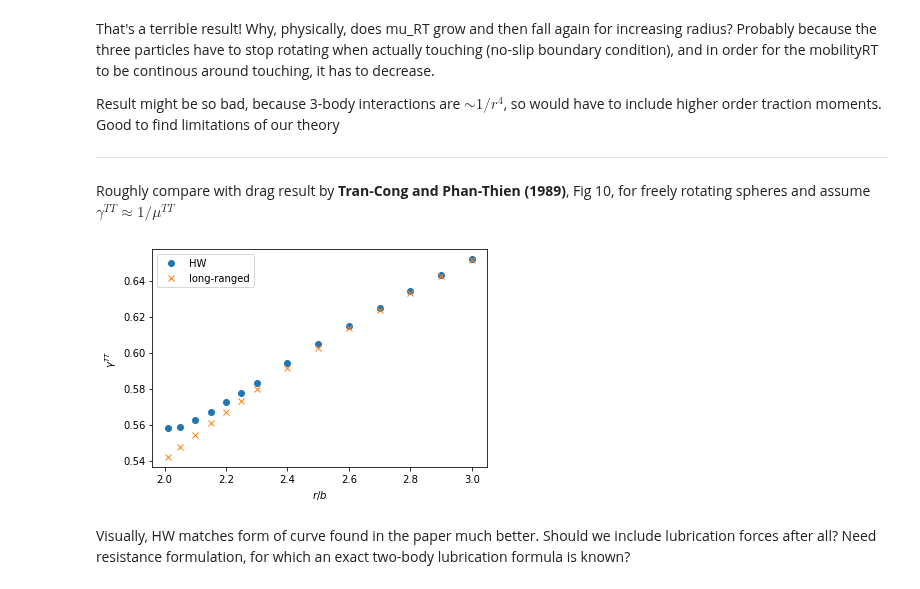
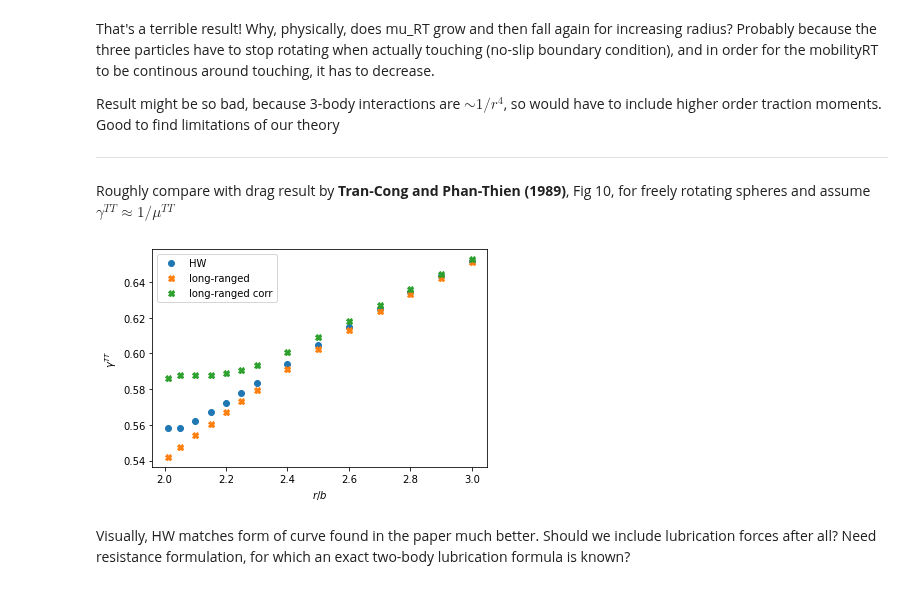
Before and after one commit to rajeshrinet/pystokes, a Jupyter notebook: examples/test-gt/3particles.ipynb, the cells around one changed output. Cells and saved outputs as stored; diff of their text form; code cells hidden in the pictures.

```diff
--- a/examples/test-gt/3particles.ipynb
+++ b/examples/test-gt/3particles.ipynb
@@ -734,13 +867,14 @@ Result might be so bad, because 3-body interactions are $\sim 1/r^4$, so would h
 Roughly compare with drag result by **Tran-Cong and Phan-Thien (1989)**, Fig 10, for freely rotating spheres and assume $\gamma^{TT} \approx 1/\mu^{TT}$
 # %%
 plt.plot(rHW, 1/muTT_HW, label='HW', marker='o', linestyle="None")
-plt.plot(rHW, 1/muTT_ls, label='long-ranged', marker='x', linestyle="None")
+plt.plot(rHW, 1/muTT_ls, label='long-ranged', marker='X', linestyle="None")
+plt.plot(rHW, 1/muTT_ky, label='long-ranged corr', marker='X', linestyle="None")
 plt.xlabel('$r/b$')
 plt.ylabel('$\gamma^{TT}$')
 plt.legend()
 plt.show()
 # %% [output]
-[figure, old version]
+[figure, new version]
 # %% [markdown]
 Visually, HW matches form of curve found in the paper much better. Should we include lubrication forces after all? Need resistance formulation, for which an exact two-body lubrication formula is known?
 # %% [markdown]
```
Also changed, not shown: parts of 10 cells of this notebook, 5 other files.
